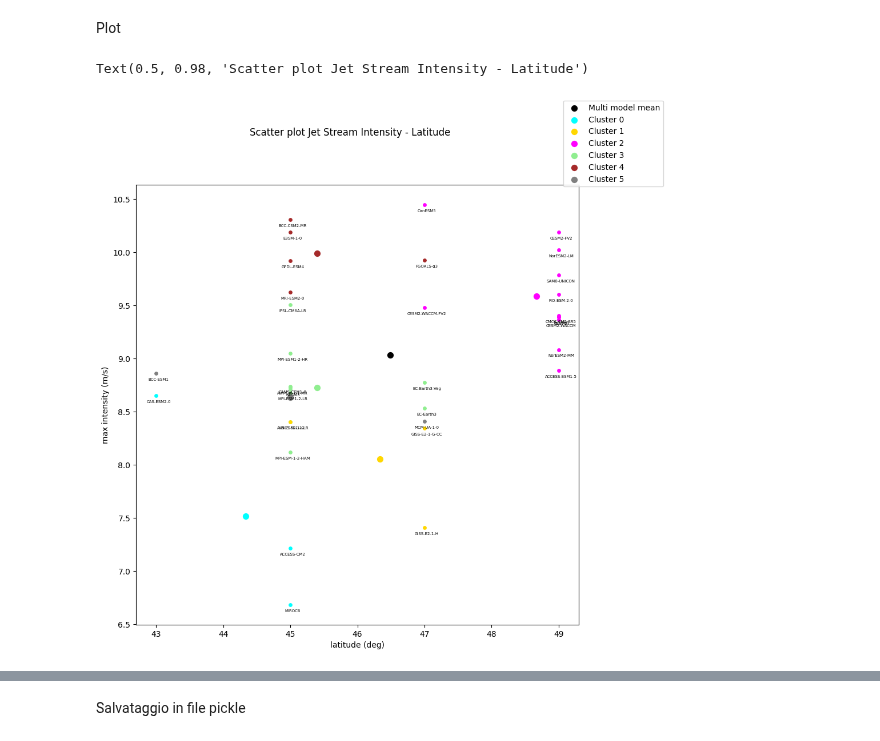
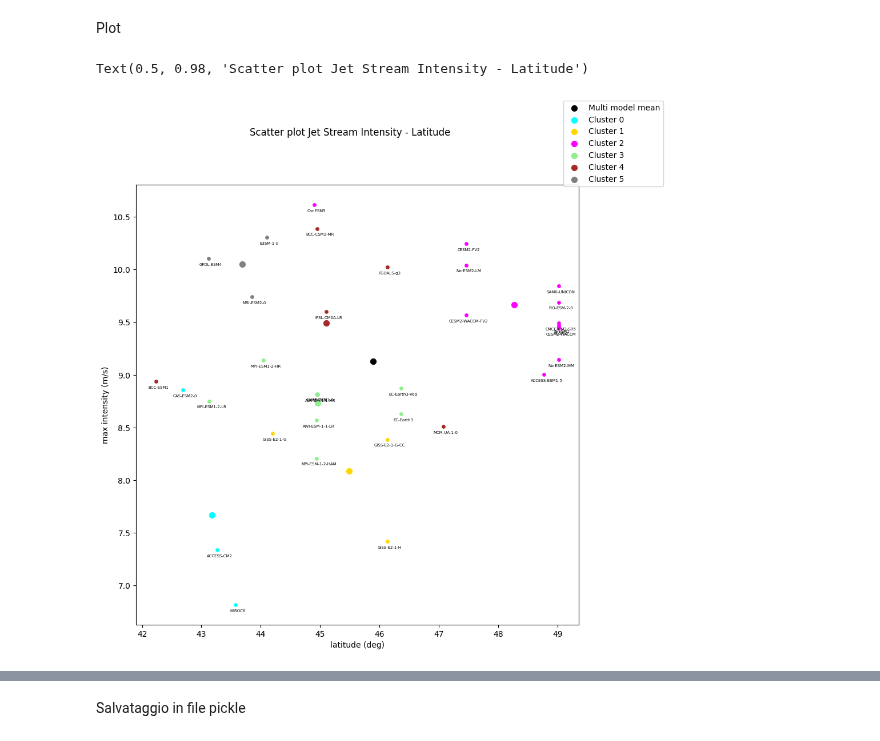
Before and after one commit to sbeltrami/tesi, a Jupyter notebook: jet_stream_new.ipynb, the cells around one changed output, grey strips where cells are left out. Saved outputs shown, nothing was run; the diff lists cells and outputs as text; code cells hidden in the pictures.

Commit message:
Eddy-driven jet stream latitude, intensity, tilt (new clusterization)

```diff
--- a/jet_stream_new.ipynb
+++ b/jet_stream_new.ipynb
@@ -101,2 +148,6 @@ Jet tilt
+# %%
+#Definisco i valori massimi di lat e lon
+max_lon_coords = models_atmos['EC-Earth3']['original lon coords']
+max_lat_coords = models_atmos['EC-Earth3']['original lat coords']
 # %%
 #Jet tilt
@@ -217,6 +269,17 @@ for n in range(n_clusters):  # ciclo su ogni cluster
     for i in range(len(list_4_clusters_new[n])):  # ciclo su ogni modello dei singoli cluster
         name = list_4_clusters_new[n][i] #nome modello
         models[name]['model resolution'] = np.sqrt(sup_ocean / models[name]['number of grid points'])
+        #valori report ipcc
+        if name == 'E3SM-1-0':
+            models[name]['model resolution'] = 40.
+        elif name == 'GISS-E2-1-G':
+            models[name]['model resolution'] = 100.
+        elif name == 'GISS-E2-1-G-CC':
+            models[name]['model resolution'] = 100.
+        elif name == 'GISS-E2-1-H':
+            models[name]['model resolution'] = 70.
+        elif name == 'CESM2-WACCM':
+            models[name]['model resolution'] = 60.
         #Somma per ogni modello di ogni cluster
         sum_clusters_ocean_res = sum_clusters_ocean_res + models[name]['model resolution']
 
@@ -295,6 +348,19 @@ for n in range(n_clusters):  # ciclo su ogni cluster
         name = list_4_clusters_new[n][i] #nome modello
         #Calcolo della risoluzione per ogni modello: area superficie terrestre diviso il numero di punti griglia, tutto sotto radice quadrata
         models_atmos[name]['atmos model resolution'] = np.sqrt(sup_earth / models_atmos[name]['atmos number of grid points'])
+        #valori report ipcc
+        if name == 'EC-Earth3':
+            models_atmos[name]['atmos model resolution'] = 80.
+        elif name == 'EC-Earth3-Veg':
+            models_atmos[name]['atmos model resolution'] = 80.
+        elif name == 'MIROC6':
+            models_atmos[name]['atmos model resolution'] = 250.
+        elif name == 'CESM2-FV2':
+            models_atmos[name]['atmos model resolution'] = 100.
+        elif name == 'CESM2-WACCM-FV2':
+            models_atmos[name]['atmos model resolution'] = 100.
+        elif name == 'MCM-UA-1-0':
+            models_atmos[name]['atmos model resolution'] = 260.
         #Somma per ogni modello di ogni cluster
         sum_clusters_atmos_res = sum_clusters_atmos_res + models_atmos[name]['atmos model resolution']
 
@@ -360,8 +447,8 @@ for n in range(n_clusters):  # ciclo su ogni cluster
         gradient = np.gradient(models[name]['GS box seas mean DJF'],axis=1)
         gradient = xr.DataArray(gradient, dims=['lat', 'lon'], coords={'lat': models[name]['GS box seas mean DJF'].lat, 'lon': models[name]['GS box seas mean DJF'].lon})
         zonal_mean = gradient.mean(dim='lon') #0 è il plev a 850hPa
-        models[name]['gs intensity'] = zonal_mean.max() #il massimo sulla latitudine
-        models[name]['gs latitude'] = (np.nanargmax(zonal_mean))*2 + models[name]['GS box seas mean DJF'].lat[0] #sommo lat[0] per avere il giusto valore di latitudine, *2 perché ogni cella è di 2°
+        models[name]['original gs intensity'] = zonal_mean.max() #il massimo sulla latitudine
+        models[name]['original gs latitude'] = (np.nanargmax(zonal_mean))*2 + models[name]['GS box seas mean DJF'].lat[0] #sommo lat[0] per avere il giusto valore di latitudine, *2 perché ogni cella è di 2°
         #print(name,models[name]['gs intensity'].values,models[name]['gs latitude'].values)
         #Somma per ogni modello per ogni longitudine, di uno specifico cluster
         sum_clusters_intensity = sum_clusters_intensity + models[name]['gs intensity']
@@ -426,24 +468,24 @@ Plot
 # %%
 #Intensity-Latitude 850hPa
 fig,ax = plt.subplots(figsize=(10,10))
 colour_list = ['black','cyan','gold','fuchsia','lightgreen','brown','grey']
-ax.scatter(latitude_jet_model_mean,intensity_jet_model_mean,s=50,color=colour_list[0],label='Multi model mean')
+ax.scatter(latitude_jet_model_mean_or,intensity_jet_model_mean_or,s=50,color=colour_list[0],label='Multi model mean')
 for name in models_atmos.keys():
     for n in range(len(list_4_clusters_new)): #ciclo sui cluster
         if name in list_4_clusters_new[n]: #se un modello appartiene ad un determinato cluster
-            ax.scatter(models_atmos[name]['jet latitude'].values,models_atmos[name]['jet intensity'].values,s=15,color=colour_list[n+1])
-            ax.annotate(name, (models_atmos[name]['jet latitude'].values,models_atmos[name]['jet intensity'].values),
+            ax.scatter(models_atmos[name]['original jet latitude'].values,models_atmos[name]['original jet intensity'].values,s=15,color=colour_list[n+1])
+            ax.annotate(name, (models_atmos[name]['original jet latitude'].values,models_atmos[name]['original jet intensity'].values),
                         textcoords="offset points", xytext=(3,-9), ha='center',fontsize=5)
 #Plot di ogni cluster
 for n in range(len(list_4_clusters_new)):
-    ax.scatter(latitude_jet_cluster_mean[n],intensity_jet_cluster_mean[n],label=f'Cluster {n}',s=50,color=colour_list[n+1])
+    ax.scatter(latitude_jet_cluster_mean_or[n],intensity_jet_cluster_mean_or[n],label=f'Cluster {n}',s=50,color=colour_list[n+1])
 ax.legend(loc='upper right',bbox_to_anchor=(1.2, 1.2))
 ax.set_ylabel('max intensity (m/s)')
 ax.set_xlabel('latitude (deg)')
 fig.suptitle('Scatter plot Jet Stream Intensity - Latitude')
 # %% [output]
 Text(0.5, 0.98, 'Scatter plot Jet Stream Intensity - Latitude')
-[figure, old version]
+[figure, new version]
 # %%
 #Latitude - Tilt 850hPa --> ricercare una relazione lineare?
 fig,ax = plt.subplots(figsize=(10,10))
```
Also changed, not shown: parts of 20 cells of this notebook.
